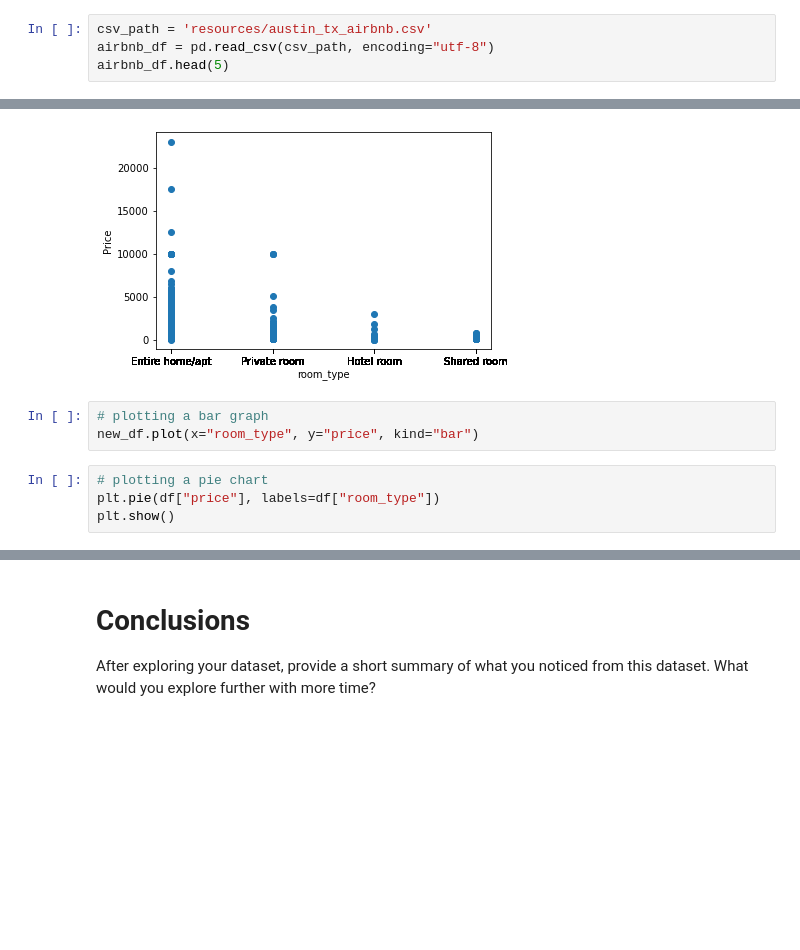
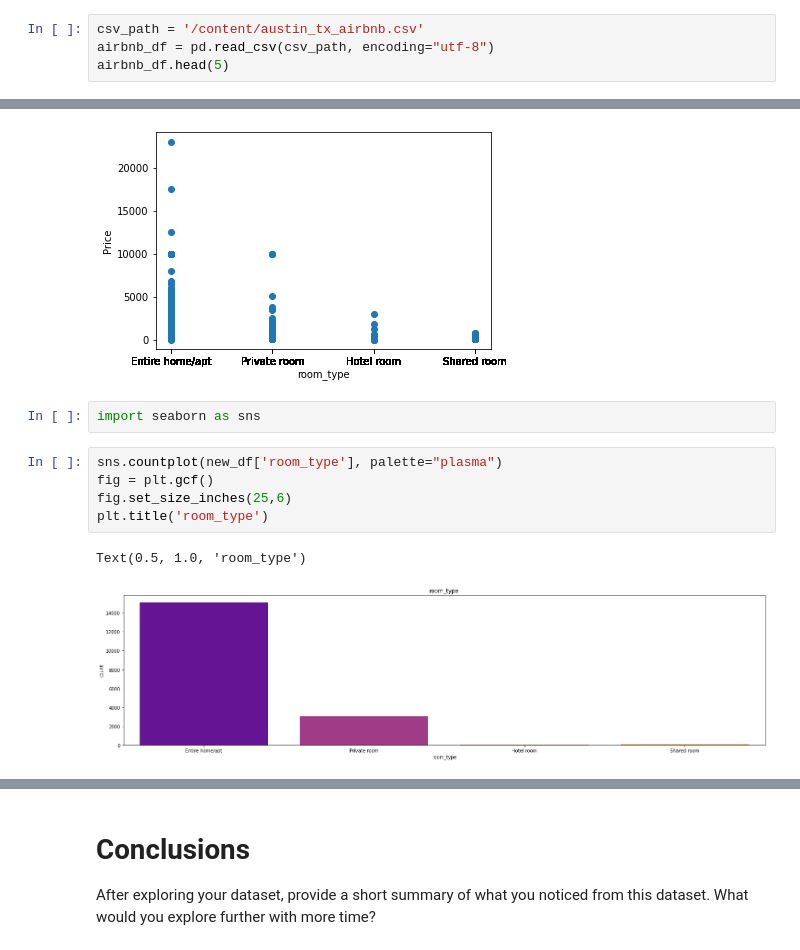
Before and after one commit to uzmabb182/Data602_Assignments, a Jupyter notebook: 07_assignment.ipynb, the cells around one changed output, grey strips where cells are left out. Saved outputs shown, nothing was run; the diff lists cells and outputs as text; blank space fills up the shorter version.

```diff
--- a/07_assignment.ipynb
+++ b/07_assignment.ipynb
@@ -70,7 +72,7 @@ And by passing the limit to view 5 row in the "head() function.
 
 Similarly, viewing the last 5 rows using the "tail()" function.
 # %%
-csv_path = 'resources/austin_tx_airbnb.csv'
+csv_path = '/content/austin_tx_airbnb.csv'
 airbnb_df = pd.read_csv(csv_path, encoding="utf-8")
 airbnb_df.head(5)
 # %% [output]
@@ -733,10 +719,13 @@ plt.ylabel('Price')
 plt.show()
 # %% [output]
 [figure]
-# %%
-# plotting a bar graph
-new_df.plot(x="room_type", y="price", kind="bar")
-# %%
-# plotting a pie chart
-plt.pie(df["price"], labels=df["room_type"])
-plt.show()
+# %%
+import seaborn as sns
+# %%
+sns.countplot(new_df['room_type'], palette="plasma")
+fig = plt.gcf()
+fig.set_size_inches(25,6)
+plt.title('room_type')
+# %% [output]
+Text(0.5, 1.0, 'room_type')
+[figure, added]
```
Also changed, not shown: parts of 9 cells of this notebook.
